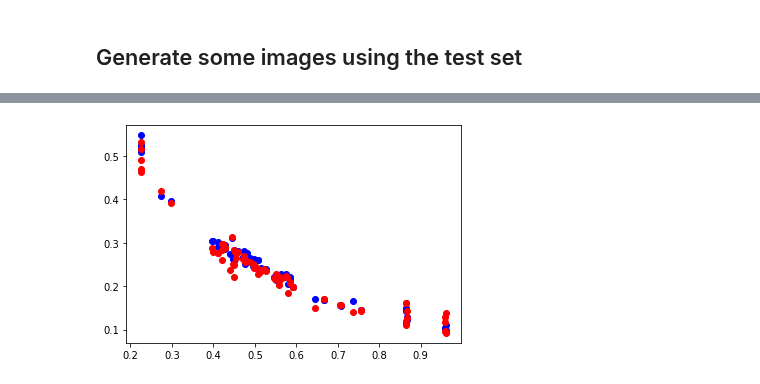
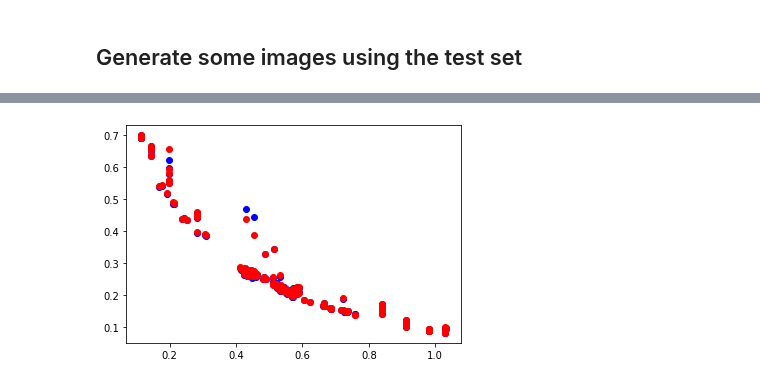
Before and after one commit to cbojechko/Image_Prediction, a Jupyter notebook: fit_fakeandphantom_twomodels.ipynb, the cells around one changed output, grey strips where cells are left out. Saved outputs shown, nothing was run; the diff lists cells and outputs as text; code cells hidden in the pictures.

```diff
--- a/fit_fakeandphantom_twomodels.ipynb
+++ b/fit_fakeandphantom_twomodels.ipynb
@@ -1090,8 +1293,8 @@ example = next(iter(valid_dataset))
 input = example[0]
 #print(tf.shape(cbct_input))
 tar = example[1]
-prediction = generator(input, training=True)
-#prediction = generator.predict(input)
+#prediction = generator(input, training=True)
+prediction = generator.predict(input)
 
 diff = tf.subtract(tar,prediction)
 diff = tf.squeeze(diff, axis=0)
@@ -1146,10 +1364,11 @@ caxcb = []
 caxrt = []
 caxpred = []
 caxhalf = []
+dataset = train_dataset
 
-all_ratios = np.zeros(len(list(valid_dataset)))
+all_ratios = np.zeros(len(list(dataset)))
 
-for example in valid_dataset:
+for example in dataset:
   tinp = example[0]
   ttar = example[1]
   inp = tf.squeeze(tinp,axis=0)
@@ -1186,7 +1405,7 @@ plt.plot(caxcb,caxpred,'ro')
 
 #plt.plot(caxhalf,caxrt,'bo')
 #plt.plot(caxhalf,caxpred,'ro')
-#plt.ylim([0, 0.8])
+#plt.ylim([0, 1.0])
 #plt.xlim([0.80, 0.85])
 plt.show()
 # %% [output]
@@ -1210,4 +1429,4 @@ plt.show()
-[figure, old version]
+[figure, new version]
 # %%
 dataset = valid_dataset
 all_ratios = np.zeros(len(list(dataset)))
```
Also changed, not shown: parts of 33 cells of this notebook.
